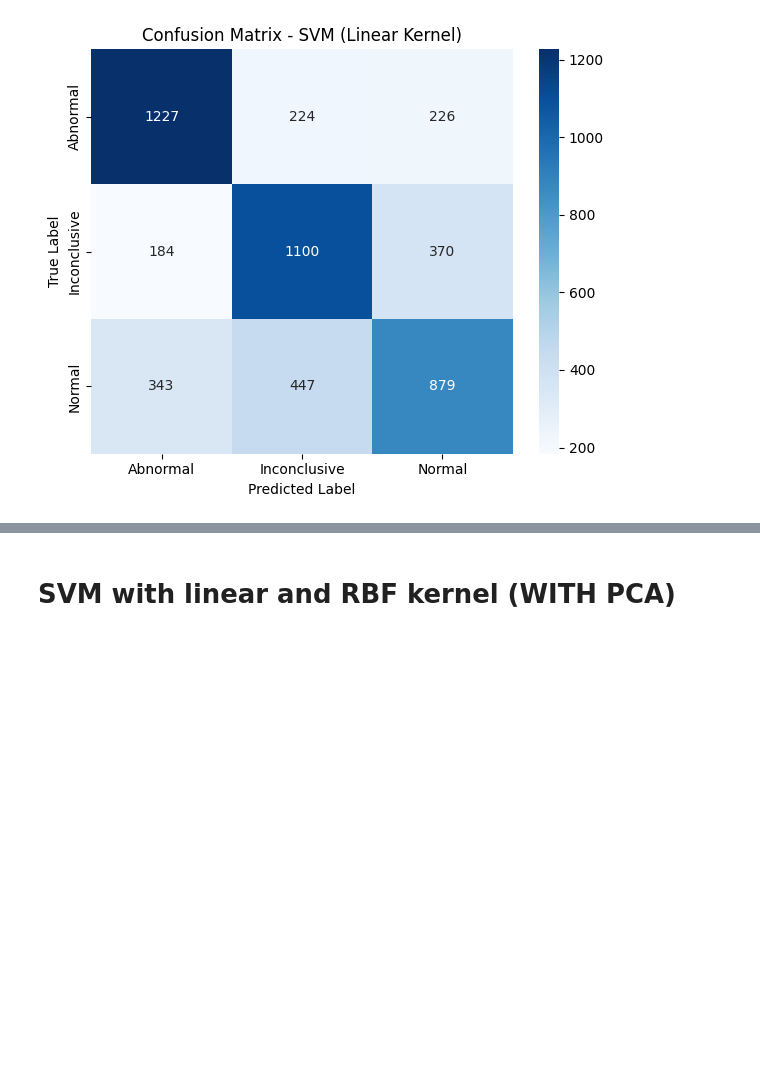
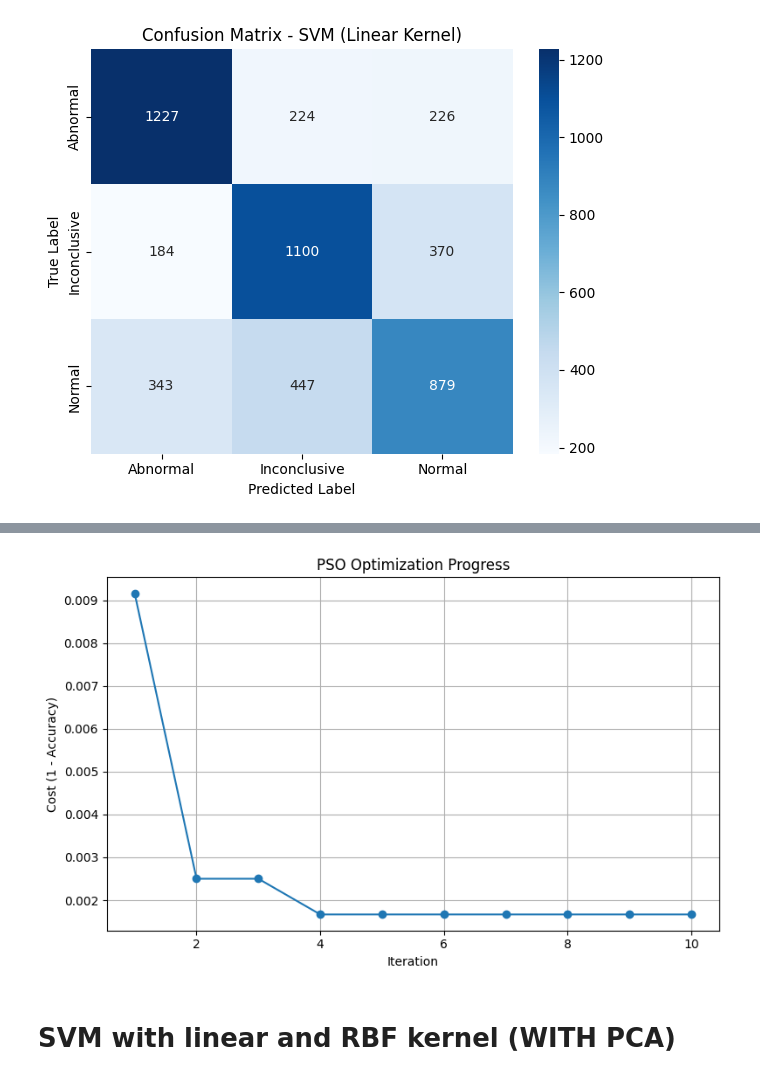
Before and after one commit to LauraLucasZ/Healthcare-Classification-ML, a Jupyter notebook: HealthCareTask2_with_pipeline.ipynb, the cells around one changed output, grey strips where cells are left out. Cells and saved outputs as stored; diff of their text form; code cells hidden in the pictures; blank space fills up the shorter version.

```diff
--- a/HealthCareTask2_with_pipeline.ipynb
+++ b/HealthCareTask2_with_pipeline.ipynb
@@ -1996,3 +2029,19 @@ Requirement already satisfied: six>=1.5 in /usr/local/lib/python3.11/dist-packag
+# %%
+import matplotlib.pyplot as plt
+
+# Plot the cost (1 - accuracy) over iterations
+cost_history = optimizer.cost_history
+
+plt.figure(figsize=(8, 5))
+plt.plot(range(1, len(cost_history)+1), cost_history, marker='o')
+plt.title("PSO Optimization Progress")
+plt.xlabel("Iteration")
+plt.ylabel("Cost (1 - Accuracy)")
+plt.grid(True)
+plt.tight_layout()
+plt.show()
+# %% [output]
+[figure, added]
 # %% [markdown]
 # SVM with linear and RBF kernel (WITH PCA)
 # %%
```
Also changed, not shown: parts of 13 cells of this notebook.
